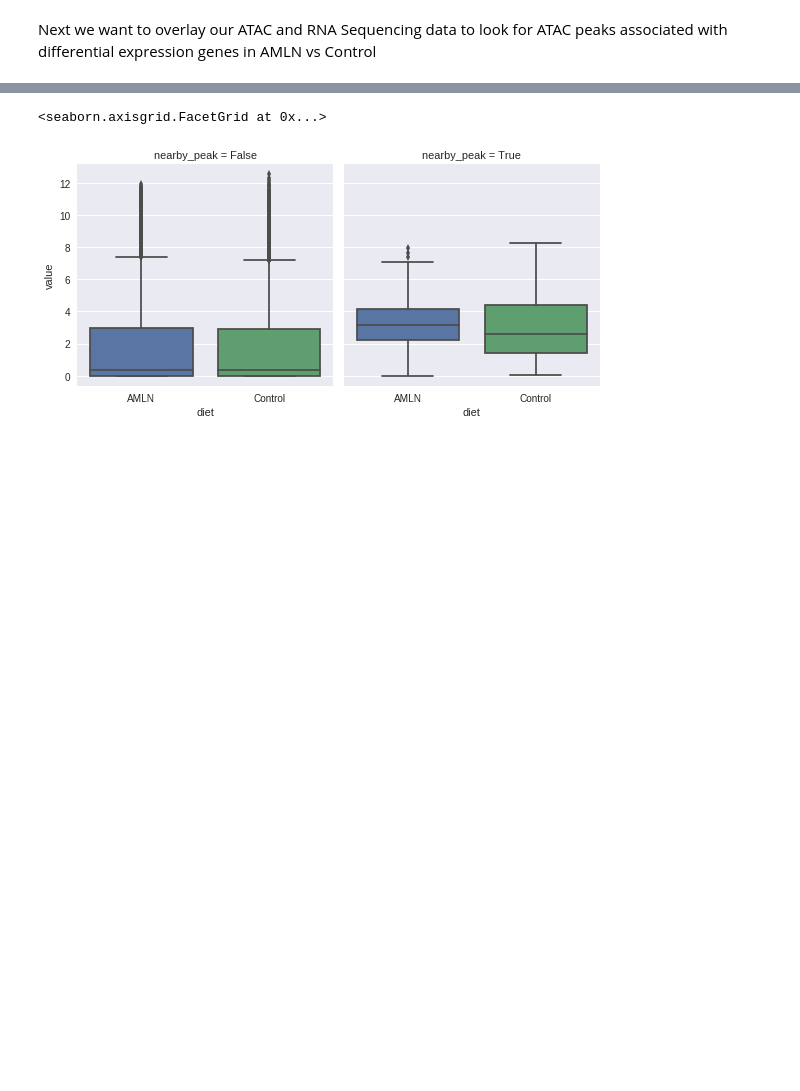
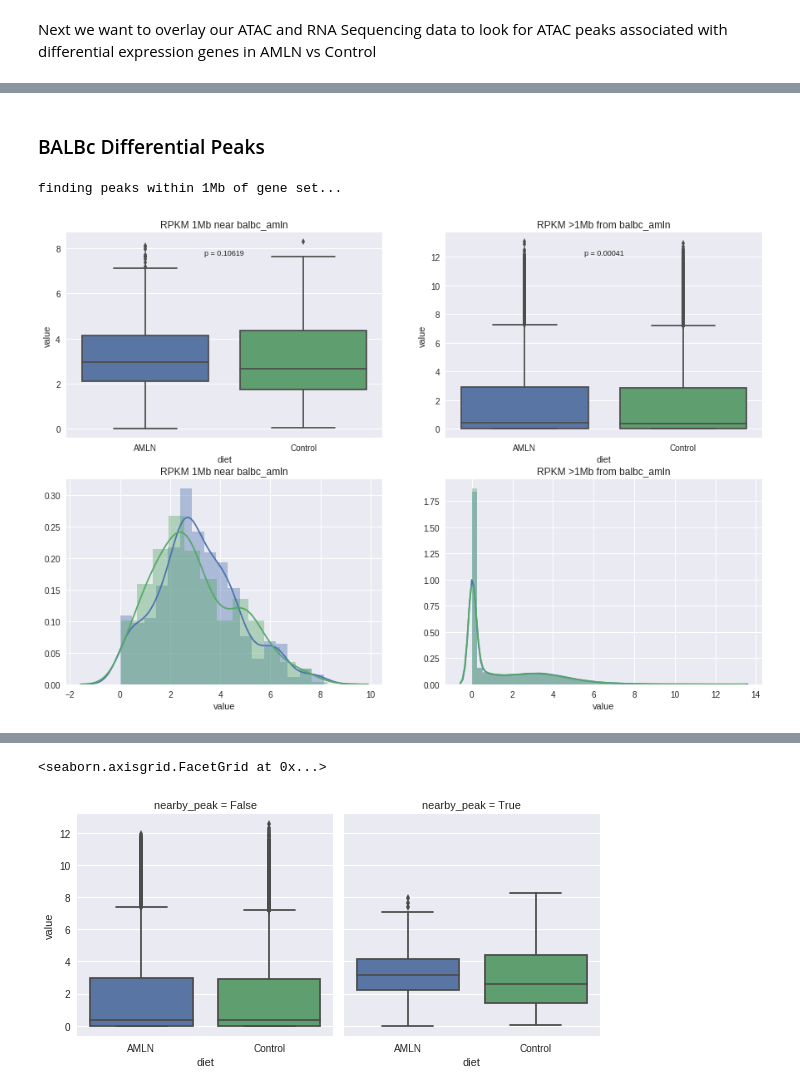
Before and after one commit to HunterBennett/liverStrains, a Jupyter notebook: results/171212_ATAC_Strains.ipynb, the cells around one changed output, grey strips where cells are left out. Saved outputs shown, nothing was run; the diff lists cells and outputs as text; code cells hidden in the pictures; blank space fills up the shorter version.

```diff
--- a/results/171212_ATAC_Strains.ipynb
+++ b/results/171212_ATAC_Strains.ipynb
@@ -373,8 +404,3 @@ rpkm = rpkm.set_index('RepeatID')
 to_drop = pd.Series(rpkm.columns).str.contains('Balb3a', flags=re.IGNORECASE)
 to_drop[0] = False
 rpkm= rpkm.loc[:, list(~to_drop)]
-# %%
-# annotate the deseq dataframe with transcript information
-balbc_amln_deseq = balbc_amln_deseq.merge(rpkm,
-                                         left_index=True,
-                                         right_index=True)
@@ -428,0 +575,7 @@ def overlap_peak_rna(peaks, genes, dist=1, peak_string='unknown origin'):
+# %% [markdown]
+### BALBc Differential Peaks
+# %%
+p, a = analyze_peak_rna(balbc_peaks, balbc_amln_deseq, rpkm, peak_string='balbc_amln')
+# %% [output]
+finding peaks within 1Mb of gene set...
+[figure, added]
```
Also changed, not shown: parts of 35 cells of this notebook, 5 other files.
